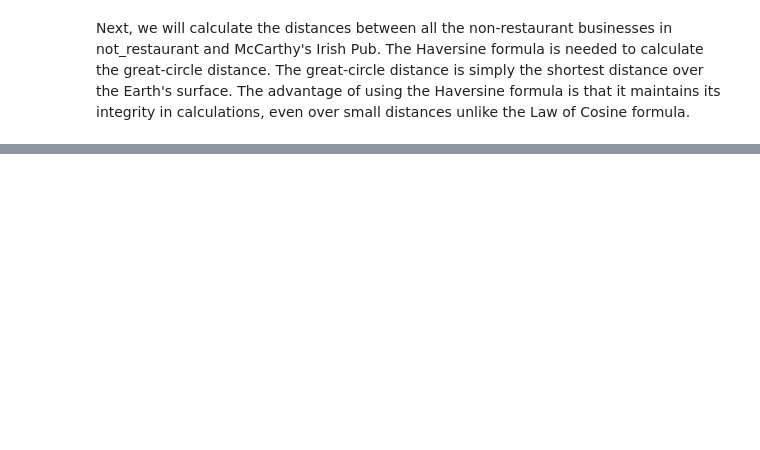
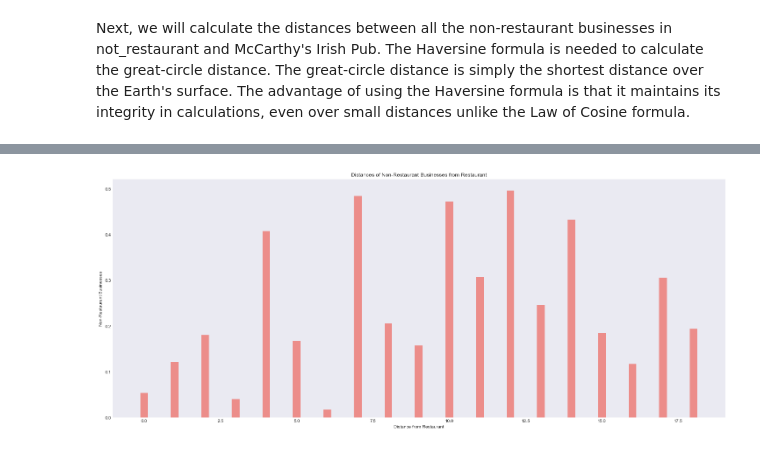
Before and after one commit to shrutirao94/Restaurant-Quality-and-Co-location-in-Toronto, a Jupyter notebook: yelp_toronto_analysis.ipynb, the cells around one changed output, grey strips where cells are left out. Saved outputs shown, nothing was run; the diff lists cells and outputs as text; code cells hidden in the pictures; blank space fills up the shorter version.

```diff
--- a/yelp_toronto_analysis.ipynb
+++ b/yelp_toronto_analysis.ipynb
@@ -142,0 +237,13 @@ not_restaurant.head()
+# %%
+## Applying the Haversine formula:
+
+
+df = pd.DataFrame()
+
+df['LAT_rad'], df['LON_rad'] = np.radians(not_restaurant['latitude']), np.radians(not_restaurant['longitude'])
+df['dLON'] = df['LON_rad'] - math.radians(restaurant_df['longitude'])
+df['dLAT'] = df['LAT_rad'] - math.radians(restaurant_df['latitude'])
+
+# using heaversine's formula:
+not_restaurant['distance'] = 6367 * 2 * np.arcsin(np.sqrt(np.sin(df['dLAT']/2)**2 + math.cos(math.radians(37.2175900)) * np.cos(df['LAT_rad']) * np.sin(df['dLON']/2)**2))
+not_restaurant = not_restaurant.drop_duplicates(subset=['name','postal_code','review_count', 'distance'], keep=False)
@@ -142,0 +260,7 @@ not_restaurant.head()
+# %%
+## Removing duplicates if any
+not_restaurant.drop_duplicates(subset=['name', 'postal_code', 'latitude'], keep=False)
+df_2 = not_restaurant
+df_2 = df_2.loc[df_2['distance'] <= 0.5]
+
+df_2.describe()
@@ -142,0 +277,26 @@ not_restaurant.head()
+# %%
+measure_2 = df_2
+# Setting the positions and width for the bars
+pos = list(range(len(measure_2['distance'])))
+width = 0.25
+
+# Plotting the bars
+fig, ax = plt.subplots(figsize=(25,10))
+
+# Create a bar with distances data,
+# in position pos,
+plt.bar(pos, measure_2['distance'], width, alpha=0.5, color='#EE3224', label= measure_2['name'][63])
+
+# Set the y axis label
+ax.set_ylabel('Non-Restaurant Businesses')
+
+# Set the x axis label
+ax.set_xlabel('Distance from Restaurant')
+
+# Set the chart's title
+ax.set_title('Distances of Non-Restaurant Businesses from Restaurant')
+
+plt.grid()
+plt.show()
+# %% [output]
+[figure, added]
```
Also changed, not shown: parts of 37 cells of this notebook.
